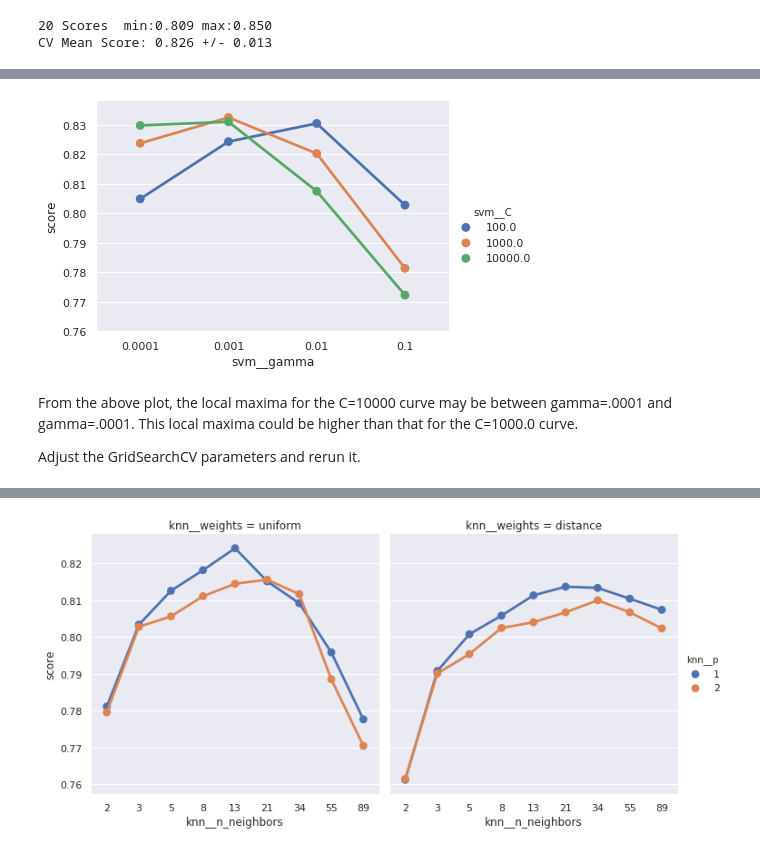
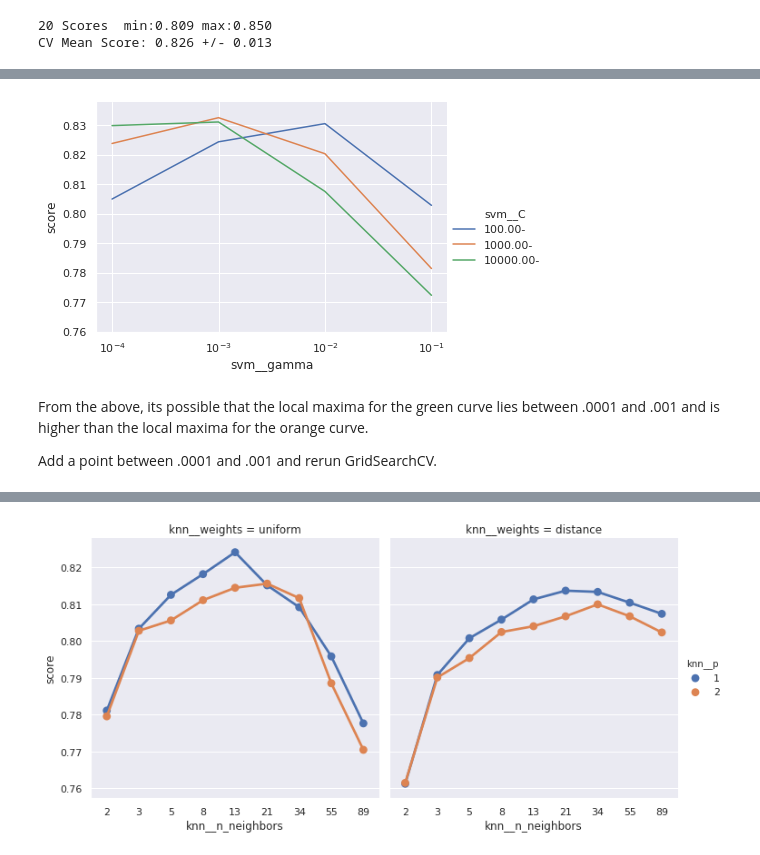
Before and after one commit to sdiehl28/Scikit-Learn-Workflow, a Jupyter notebook: projects/titanic/TitanicN09.ipynb, the cells around one changed output, grey strips where cells are left out. Cells and saved outputs as stored; diff of their text form; code cells hidden in the pictures.

```diff
--- a/projects/titanic/TitanicN09.ipynb
+++ b/projects/titanic/TitanicN09.ipynb
@@ -616,15 +540,21 @@ Best: 0.833 +/- 0.006
 svm__C: 1000.0
 svm__gamma: 0.001
 # %%
-g = sns.catplot("svm__gamma", "score", hue="svm__C", data=df_svm,
-                kind="point", height=4.0, aspect=1.5)
-g.axes[0, 0].set_ylim(0.76, 0.838);
+# workaround for Seaborn hue bug
+df = df_svm.copy()
+df['svm__C'] = df['svm__C'].apply(lambda x: f'{x:.2f}-')
+
+g = sns.relplot("svm__gamma", "score", hue="svm__C", data=df,
+                kind="line", height=4.0, aspect=1.5)
+ax = g.axes[0,0]
+ax.set_xscale('log')
+ax.set_ylim(0.76, 0.838);
 # %% [output]
-[figure, old version]
+[figure, new version]
 # %% [markdown]
-From the above plot, the local maxima for the C=10000 curve may be between gamma=.0001 and gamma=.0001.  This local maxima could be higher than that for the C=1000.0 curve.
+From the above, its possible that the local maxima for the green curve lies between .0001 and .001 and is higher than the local maxima for the orange curve.
 
-Adjust the GridSearchCV parameters and rerun it.
+Add a point between .0001 and .001 and rerun GridSearchCV.
 # %%
 params = {'svm__C': np.logspace(2, 4, 3),
           'svm__gamma': [.0001, .0005, .001, .01, .1]}
```
Also changed, not shown: parts of 163 cells of this notebook, 3 other files.
